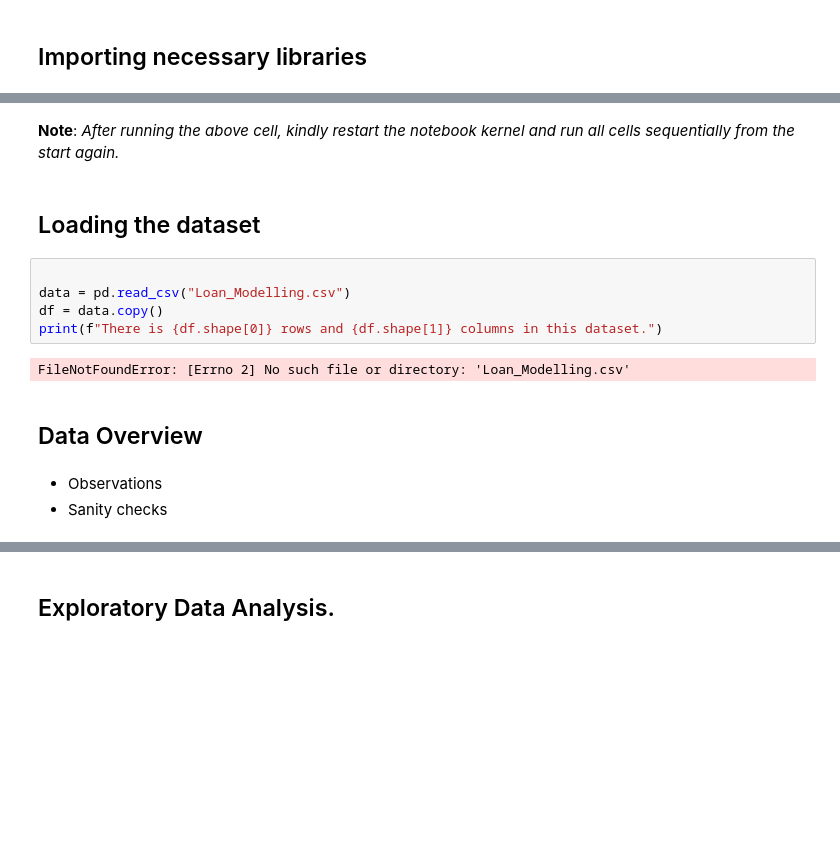
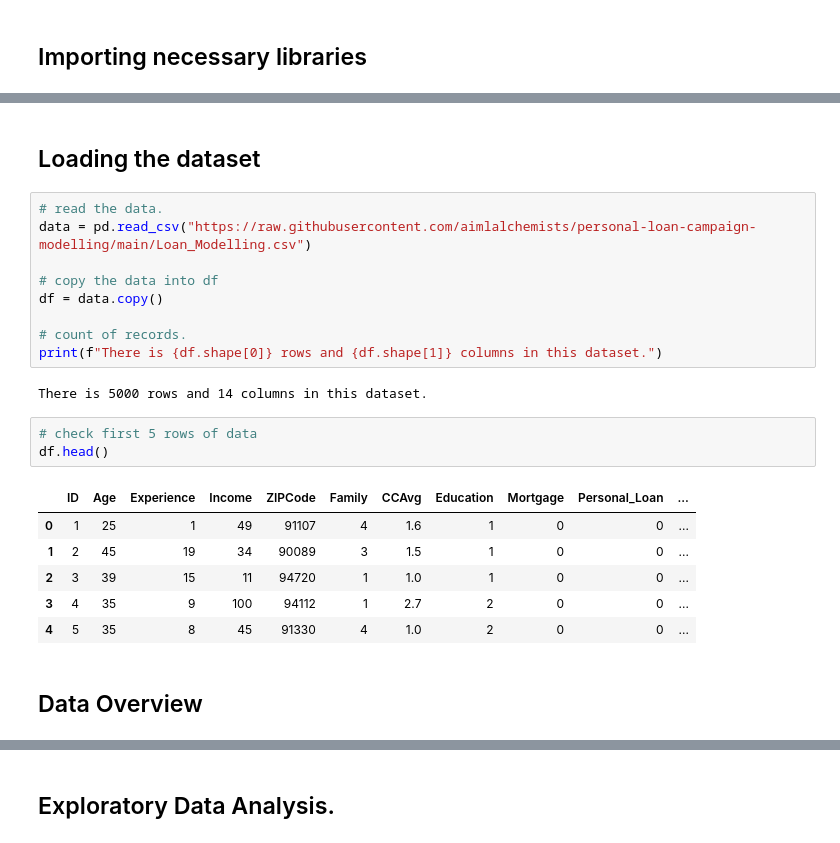
Before and after one commit to aimlalchemists/personal-loan-campaign-modelling, a Jupyter notebook: AllLife_Bank_Personal_Loan_Campign_Modelling.ipynb, the cells around one changed output, grey strips where cells are left out. Saved outputs shown, nothing was run; the diff lists cells and outputs as text; blank space fills up the shorter version.

```diff
--- a/AllLife_Bank_Personal_Loan_Campign_Modelling.ipynb
+++ b/AllLife_Bank_Personal_Loan_Campign_Modelling.ipynb
@@ -72,16 +101,25 @@ Mounted at /content/drive
-# %% [markdown]
-**Note**: *After running the above cell, kindly restart the notebook kernel and run all cells sequentially from the start again.*
 # %% [markdown]
 ## Loading the dataset
 # %%
+# read the data.
+data = pd.read_csv("https://raw.githubusercontent.com/aimlalchemists/personal-loan-campaign-modelling/main/Loan_Modelling.csv")
 
-data = pd.read_csv("Loan_Modelling.csv")
+# copy the data into df
 df = data.copy()
+
+# count of records.
 print(f"There is {df.shape[0]} rows and {df.shape[1]} columns in this dataset.")
 # %% [output]
-FileNotFoundError: [Errno 2] No such file or directory: 'Loan_Modelling.csv'
+There is 5000 rows and 14 columns in this dataset.
+# %%
+# check first 5 rows of data
+df.head()
+# %% [output]
+|  | ID | Age | Experience | Income | ZIPCode | Family | CCAvg | Education | Mortgage | Personal_Loan | ... |
+| 0 | 1 | 25 | 1 | 49 | 91107 | 4 | 1.6 | 1 | 0 | 0 | ... |
+| 1 | 2 | 45 | 19 | 34 | 90089 | 3 | 1.5 | 1 | 0 | 0 | ... |
+| 2 | 3 | 39 | 15 | 11 | 94720 | 1 | 1.0 | 1 | 0 | 0 | ... |
+| 3 | 4 | 35 | 9 | 100 | 94112 | 1 | 2.7 | 2 | 0 | 0 | ... |
+| 4 | 5 | 35 | 8 | 45 | 91330 | 4 | 1.0 | 2 | 0 | 0 | ... |
 # %% [markdown]
 ## Data Overview
-# %% [markdown]
-* Observations
-* Sanity checks
```
Also changed, not shown: parts of 7 cells of this notebook.
